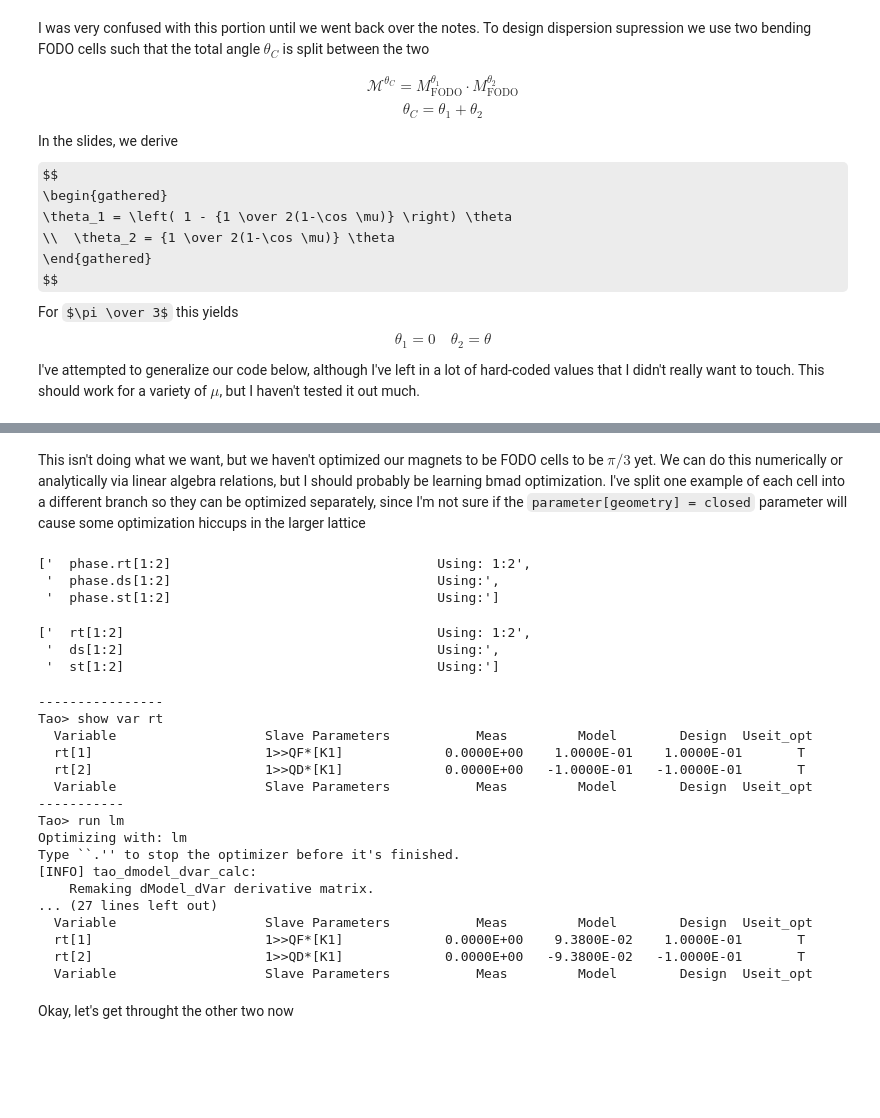
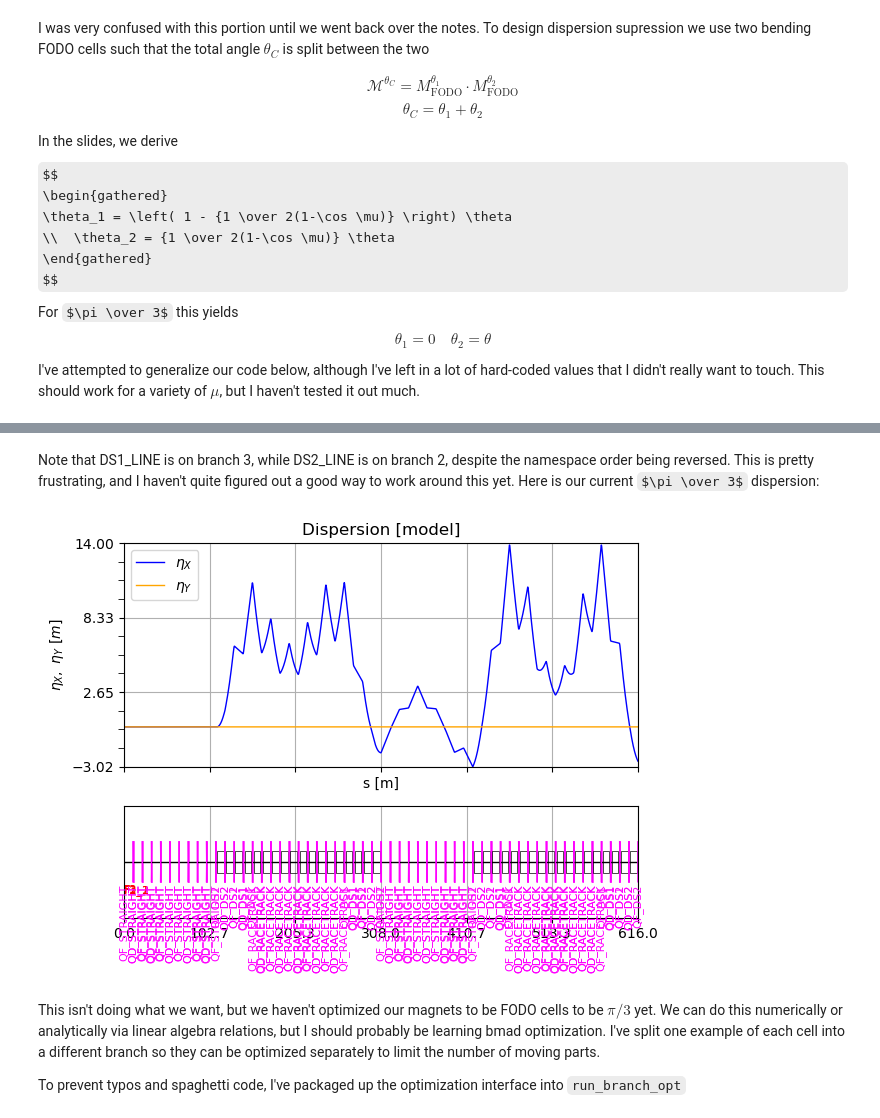
Before and after one commit to andrew-koren/learn-bmad, a Jupyter notebook: project_2/project_2.ipynb, the cells around one changed output, grey strips where cells are left out. Saved outputs shown, nothing was run; the diff lists cells and outputs as text; code cells hidden in the pictures; some formulas as TeX source; blank space fills up the shorter version.

```diff
--- a/project_2/project_2.ipynb
+++ b/project_2/project_2.ipynb
@@ -798,39 +833,10 @@ TaoCommandError: Command: set plot_page delete_overlapping_plots = F; place -no_
+# %% [markdown]
+Note that DS1_LINE is on branch 3, while DS2_LINE is on branch 2, despite the namespace order being reversed. This is pretty frustrating, and I haven't quite figured out a good way to work around this yet. Here is our current $\pi \over 3$ dispersion:
+# %%
+tao.plot('dispersion')
+# %% [output]
+[figure, added]
 # %% [markdown]
-This isn't doing what we want, but we haven't optimized our magnets to be FODO cells to be $\pi/3$ yet. We can do this numerically or analytically via linear algebra relations, but I should probably be learning bmad optimization. I've split one example of each cell into a different branch so they can be optimized separately, since I'm not sure if the `parameter[geometry] = closed` parameter will cause some optimization hiccups in the larger lattice
+This isn't doing what we want, but we haven't optimized our magnets to be FODO cells to be $\pi/3$ yet. We can do this numerically or analytically via linear algebra relations, but I should probably be learning bmad optimization. I've split one example of each cell into a different branch so they can be optimized separately to limit the number of moving parts.
+
+To prevent typos and spaghetti code, I've packaged up the optimization interface into `run_branch_opt`
-# %%
-tao.cmd('veto data *.*')
-tao.cmd('veto var *')
-
-display(tao.cmd('restore data phase.rt'))
-display(tao.cmd('restore var rt'))
-# %% [output]
-['  phase.rt[1:2]                                  Using: 1:2',
- '  phase.ds[1:2]                                  Using:',
- '  phase.st[1:2]                                  Using:']
-['  rt[1:2]                                        Using: 1:2',
- '  ds[1:2]                                        Using:',
- '  st[1:2]                                        Using:']
-# %%
-%%tao
-
-show var rt
-run lm
-show var rt
-# %% [output]
-----------------
-Tao> show var rt
-  Variable                   Slave Parameters           Meas         Model        Design  Useit_opt
-  rt[1]                      1>>QF*[K1]             0.0000E+00    1.0000E-01    1.0000E-01       T
-  rt[2]                      1>>QD*[K1]             0.0000E+00   -1.0000E-01   -1.0000E-01       T
-  Variable                   Slave Parameters           Meas         Model        Design  Useit_opt
------------
-Tao> run lm
-Optimizing with: lm
-Type ``.'' to stop the optimizer before it's finished.
-[INFO] tao_dmodel_dvar_calc:
-    Remaking dModel_dVar derivative matrix.
-... (27 lines left out)
-  Variable                   Slave Parameters           Meas         Model        Design  Useit_opt
-  rt[1]                      1>>QF*[K1]             0.0000E+00    9.3800E-02    1.0000E-01       T
-  rt[2]                      1>>QD*[K1]             0.0000E+00   -9.3800E-02   -1.0000E-01       T
-  Variable                   Slave Parameters           Meas         Model        Design  Useit_opt
@@ -840,2 +842,0 @@ k1d_rt = float(tao.cmd('pipe lat_list 1>>QD*##1|model ele.k1')[0])
-# %% [markdown]
-Okay, let's get throught the other two now
```
Also changed, not shown: parts of 22 cells of this notebook, 7 other files.
